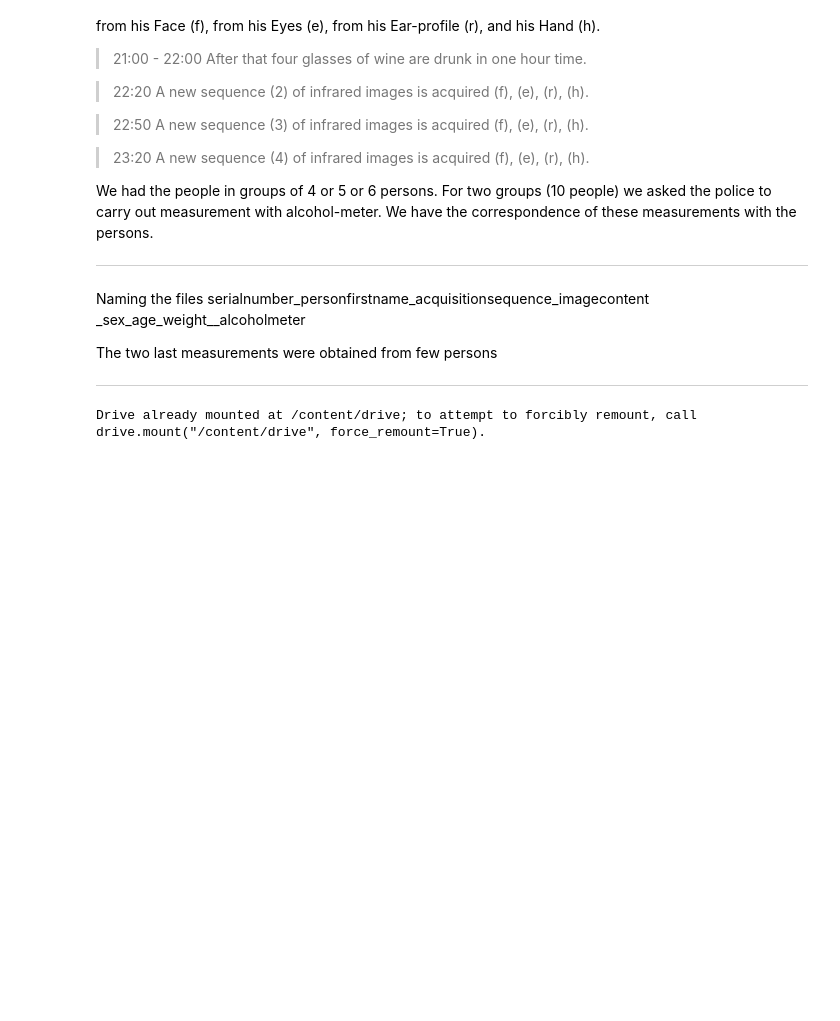
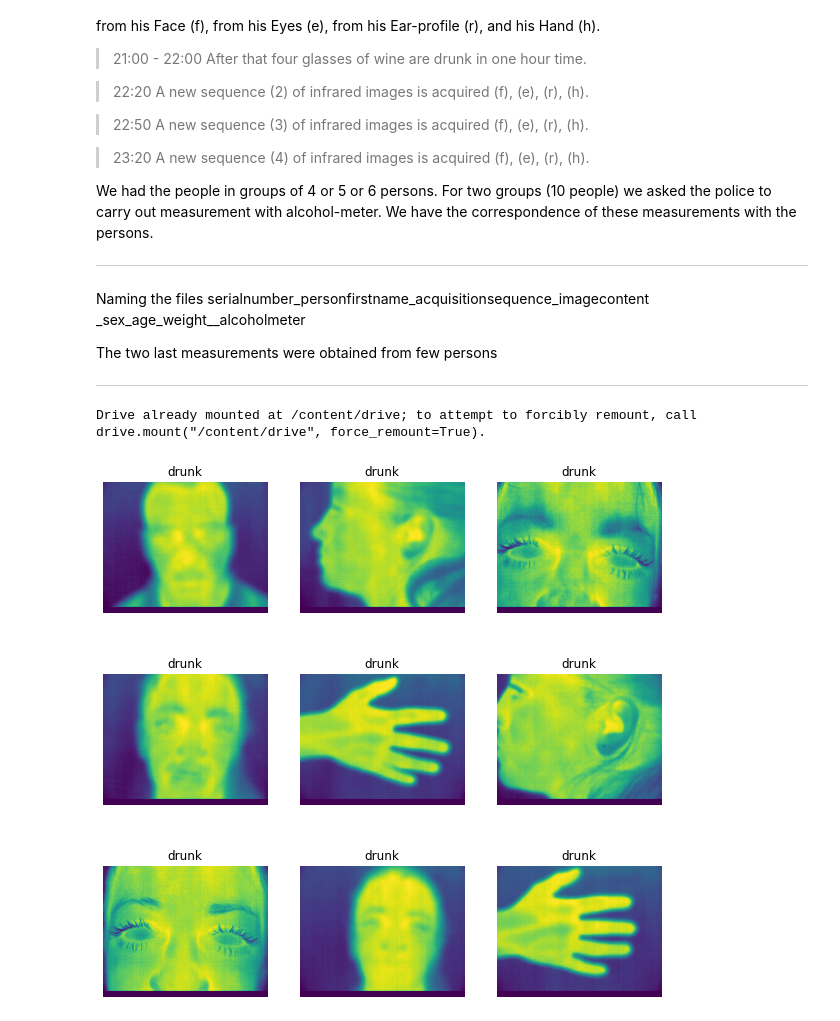
Before and after one commit to levizwannah/drunk-detection-QCNN, a Jupyter notebook: QCNNDrunkDetection.ipynb, the cells around one changed output. Cells and saved outputs as stored; diff of their text form; code cells hidden in the pictures; blank space fills up the shorter version.

```diff
--- a/QCNNDrunkDetection.ipynb
+++ b/QCNNDrunkDetection.ipynb
@@ -118,21 +120,17 @@ import tensorflow_io as tfio
 combinedImagePath = "/content/drive/MyDrive/isp2Data/combined"
 # %%
 allImages = dict();
-allImages["sober"] = [];
-allImages["drunk"] = [];
+allImages["Image"] = [];
+allImages["Label"] = [];
 
 for filename in os.listdir(combinedImagePath):
 
   info = filename.split("_");
   label = 'sober' if int(info[2]) == 1 else 'drunk'
+  image = tf.io.read_file(combinedImagePath + "/" + filename)
 
-  if(label == 'sober'): print(label)
+  for i in range(50):
 
-  image = tf.io.read_file(combinedImagePath + "/" + filename)
-  for i in range(50):
-    data = tfio.experimental.image.decode_tiff(image, index = i)
-
-    if(label == 'sober'):
-      allImages['sober'].append(data)
-    else:
-      allImages['drunk'].append(data)
+   data = tfio.experimental.image.decode_tiff(image, index = i)
+   allImages['Image'].append(data)
+   allImages['Label'].append(label)
@@ -140,0 +137,18 @@ import tensorflow_datasets as tfds
+# %%
+# displaying the first 10 images
+counter = 1;
+plt.figure(figsize=(10, 10))
+for filename in os.listdir(combinedImagePath):
+  info = filename.split("_");
+  label = 'sober' if int(info[2]) == 1 else 'drunk'
+  img = PIL.Image.open(combinedImagePath + "/" + filename)
+  ax = plt.subplot(3, 3, counter)
+  plt.imshow(img)
+  plt.title(label)
+  plt.axis("off")
+
+  if(counter == 9): break
+
+  counter += 1
+# %% [output]
+[figure, added]
```
Also changed, not shown: parts of 11 cells of this notebook.
